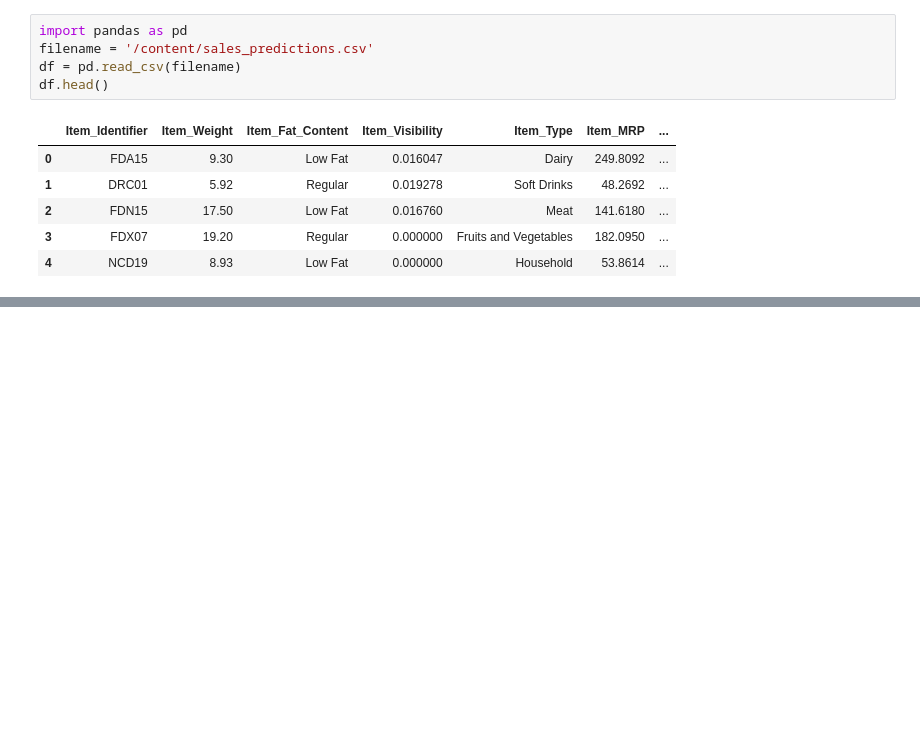
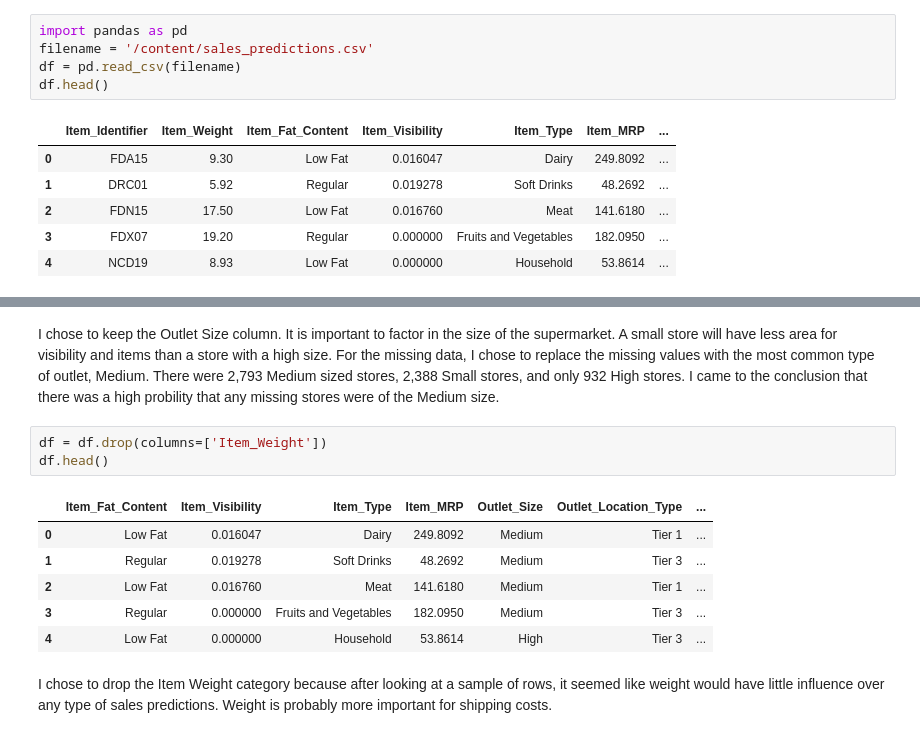
Before and after one commit to LauraDimaria/Sales-Predictions, a Jupyter notebook: Sales_Predictions.ipynb, the cells around one changed output, grey strips where cells are left out. Drawn from its saved outputs; the diff is of its cells as text; blank space fills up the shorter version.

```diff
--- a/Sales_Predictions.ipynb
+++ b/Sales_Predictions.ipynb
@@ -14,0 +106,14 @@ df.head()
+# %% [markdown]
+I chose to keep the Outlet Size column. It is important to factor in the size of the supermarket. A small store will have less area for visibility and items than a store with a high size. For the missing data, I chose to replace the missing values with the most common type of outlet, Medium. There were 2,793 Medium sized stores, 2,388 Small stores, and only 932 High stores. I came to the conclusion that there was a high probility that any missing stores were of the Medium size.
+# %%
+df = df.drop(columns=['Item_Weight'])
+df.head()
+# %% [output]
+|  | Item_Fat_Content | Item_Visibility | Item_Type | Item_MRP | Outlet_Size | Outlet_Location_Type | ... |
+| 0 | Low Fat | 0.016047 | Dairy | 249.8092 | Medium | Tier 1 | ... |
+| 1 | Regular | 0.019278 | Soft Drinks | 48.2692 | Medium | Tier 3 | ... |
+| 2 | Low Fat | 0.016760 | Meat | 141.6180 | Medium | Tier 1 | ... |
+| 3 | Regular | 0.000000 | Fruits and Vegetables | 182.0950 | Medium | Tier 3 | ... |
+| 4 | Low Fat | 0.000000 | Household | 53.8614 | High | Tier 3 | ... |
+# %% [markdown]
+I chose to drop the Item Weight category because after looking at a sample of rows, it seemed like weight would have little influence over any type of sales predictions. Weight is probably more important for shipping costs.
```
Also changed, not shown: parts of 18 cells of this notebook.
